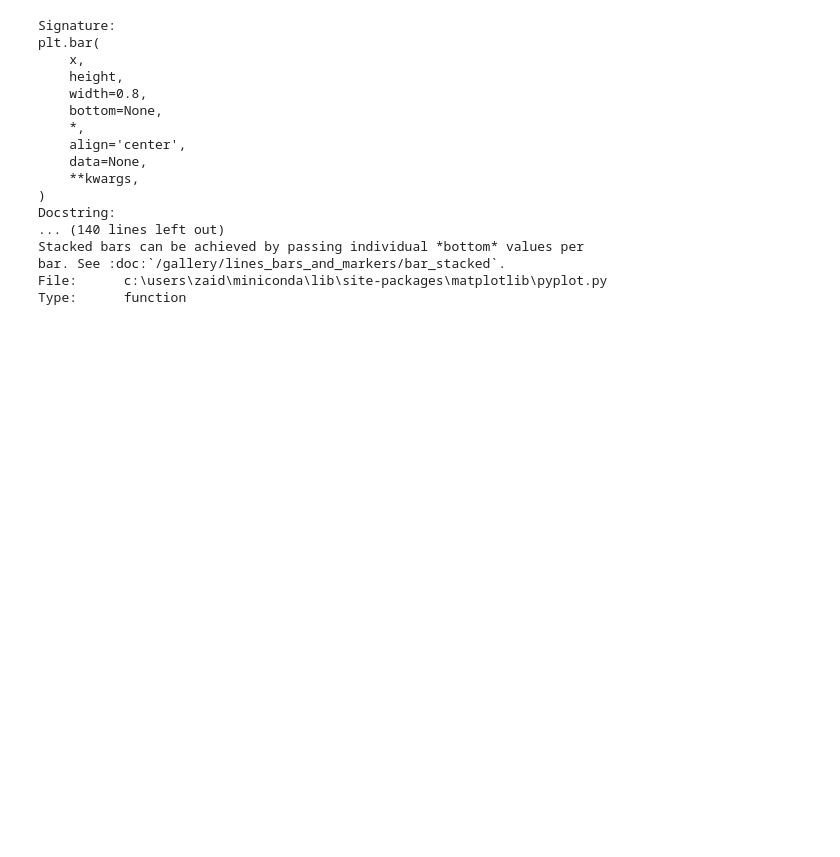
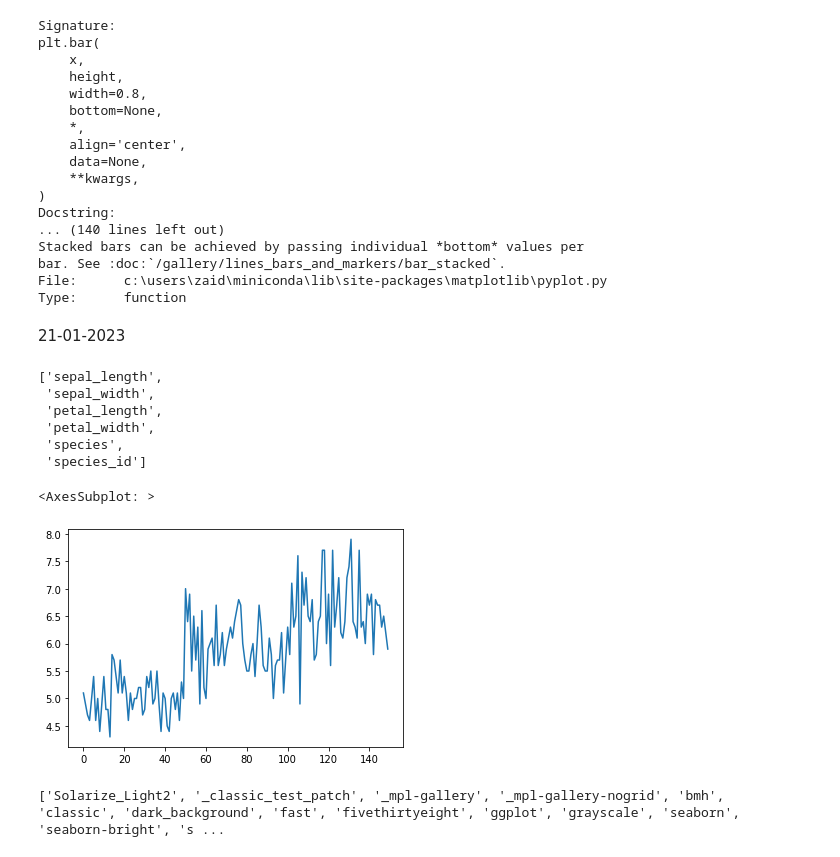
Before and after one commit to digipodium/DP-NOV-PYDS-1030-WSS, a Jupyter notebook: analysis/visualization.ipynb, the cells around one changed output. Saved outputs shown, nothing was run; the diff lists cells and outputs as text; code cells hidden in the pictures; blank space fills up the shorter version.

```diff
--- a/analysis/visualization.ipynb
+++ b/analysis/visualization.ipynb
@@ -41,3 +45,5 @@ Stacked bars can be achieved by passing individual *bottom* values per
 bar. See :doc:`/gallery/lines_bars_and_markers/bar_stacked`.
 File:      c:\users\zaid\miniconda\lib\site-packages\matplotlib\pyplot.py
 Type:      function
+# %% [markdown]
+21-01-2023
@@ -43,0 +54,22 @@ Type:      function
+# %%
+iris = px.data.iris()
+# %%
+iris.columns.tolist()
+# %% [output]
+['sepal_length',
+ 'sepal_width',
+ 'petal_length',
+ 'petal_width',
+ 'species',
+ 'species_id']
+# %%
+iris.sepal_length.plot()
+# %% [output]
+<AxesSubplot: >
+[figure, added]
+# %%
+# theme change in matplotlib
+themes = plt.style.available
+print(themes)
+# %% [output]
+['Solarize_Light2', '_classic_test_patch', '_mpl-gallery', '_mpl-gallery-nogrid', 'bmh', 'classic', 'dark_background', 'fast', 'fivethirtyeight', 'ggplot', 'grayscale', 'seaborn', 'seaborn-bright', 's ...
```
Also changed, not shown: parts of 21 cells of this notebook.
